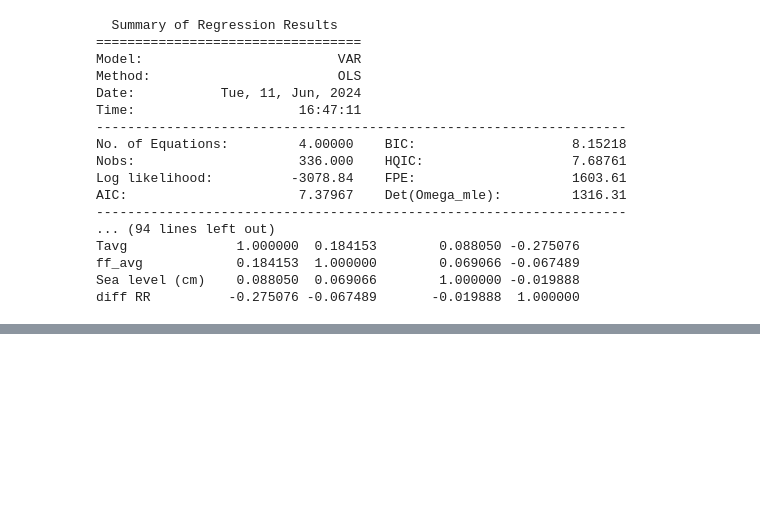
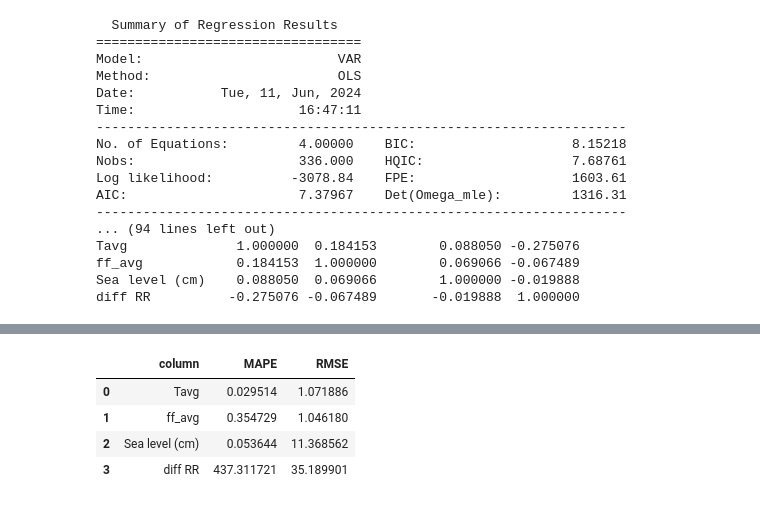
Before and after one commit to Rheyhan/BVAR-and-VAR-Comparison-on-Ancol-Sea-Level-PSB, a Jupyter notebook: Main.ipynb, the cells around one changed output, grey strips where cells are left out. Saved outputs shown, nothing was run; the diff lists cells and outputs as text; code cells hidden in the pictures; blank space fills up the shorter version.

```diff
--- a/Main.ipynb
+++ b/Main.ipynb
@@ -519,0 +514,13 @@ Name: diff RR, Length: 85, dtype: float64
+# %%
+def forecast_accuracy(pred_df, actual_df):
+    logged = []
+    for column in pred_df.columns:
+        logged.append([column, mean_absolute_percentage_error(actual_df[column], pred_df[column]), np.sqrt(mean_squared_error(actual_df[column], pred_df[column]))])
+    return pd.DataFrame(logged, columns=["column", "MAPE", "RMSE"])
+forecast_accuracy(test_data, predictions_df)
+# %% [output]
+|  | column | MAPE | RMSE |
+| 0 | Tavg | 0.029514 | 1.071886 |
+| 1 | ff_avg | 0.354729 | 1.046180 |
+| 2 | Sea level (cm) | 0.053644 | 11.368562 |
+| 3 | diff RR | 437.311721 | 35.189901 |
```
Also changed, not shown: parts of 9 cells of this notebook.
